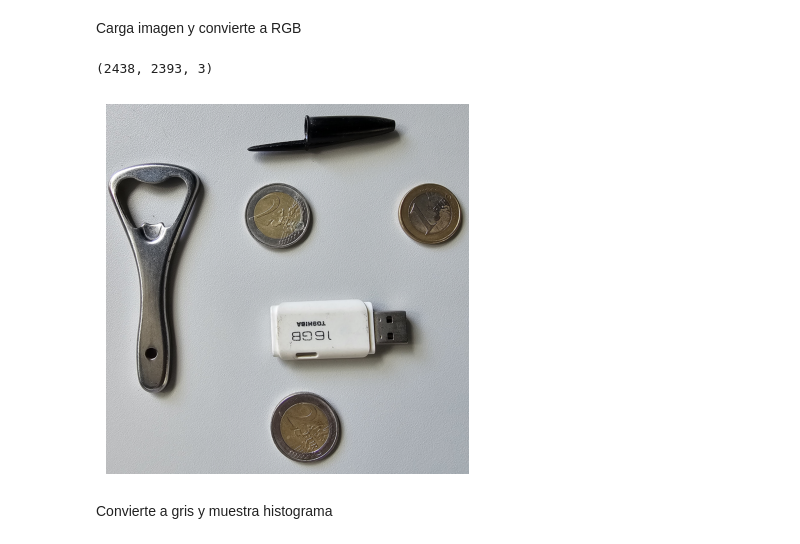
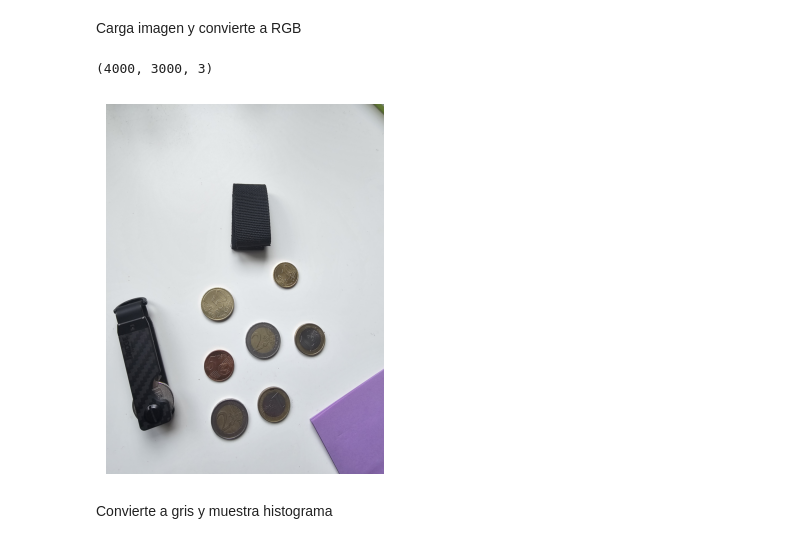
Before and after one commit to JoseManuel117/VC, a Jupyter notebook: P3/VC_P3.ipynb, the cells around one changed output. Cells and saved outputs as stored; diff of their text form; code cells hidden in the pictures.

```diff
--- a/P3/VC_P3.ipynb
+++ b/P3/VC_P3.ipynb
@@ -8,17 +8,17 @@ import matplotlib.pyplot as plt
 Carga imagen y convierte a RGB
 # %%
 #Carga imagen ejemplo con monedas
-img = cv2.imread('monedas_menor_resolucion_2.jpg')
+img = cv2.imread('imagen_buena.jpg')
 print(img.shape)
 #Recordando que OpenCV lee las imágenes en BGR, por lo que convertimos para visualizr RGB
 img_rgb = cv2.cvtColor(img, cv2.COLOR_BGR2RGB)
 
 plt.axis("off")
 plt.imshow(img_rgb)
 plt.show()
 # %% [output]
-(2438, 2393, 3)
+(4000, 3000, 3)
-[figure, old version]
+[figure, new version]
 # %% [markdown]
 Convierte a gris y muestra histograma
 # %%
```
Also changed, not shown: parts of 4 cells of this notebook, 1 other file.
